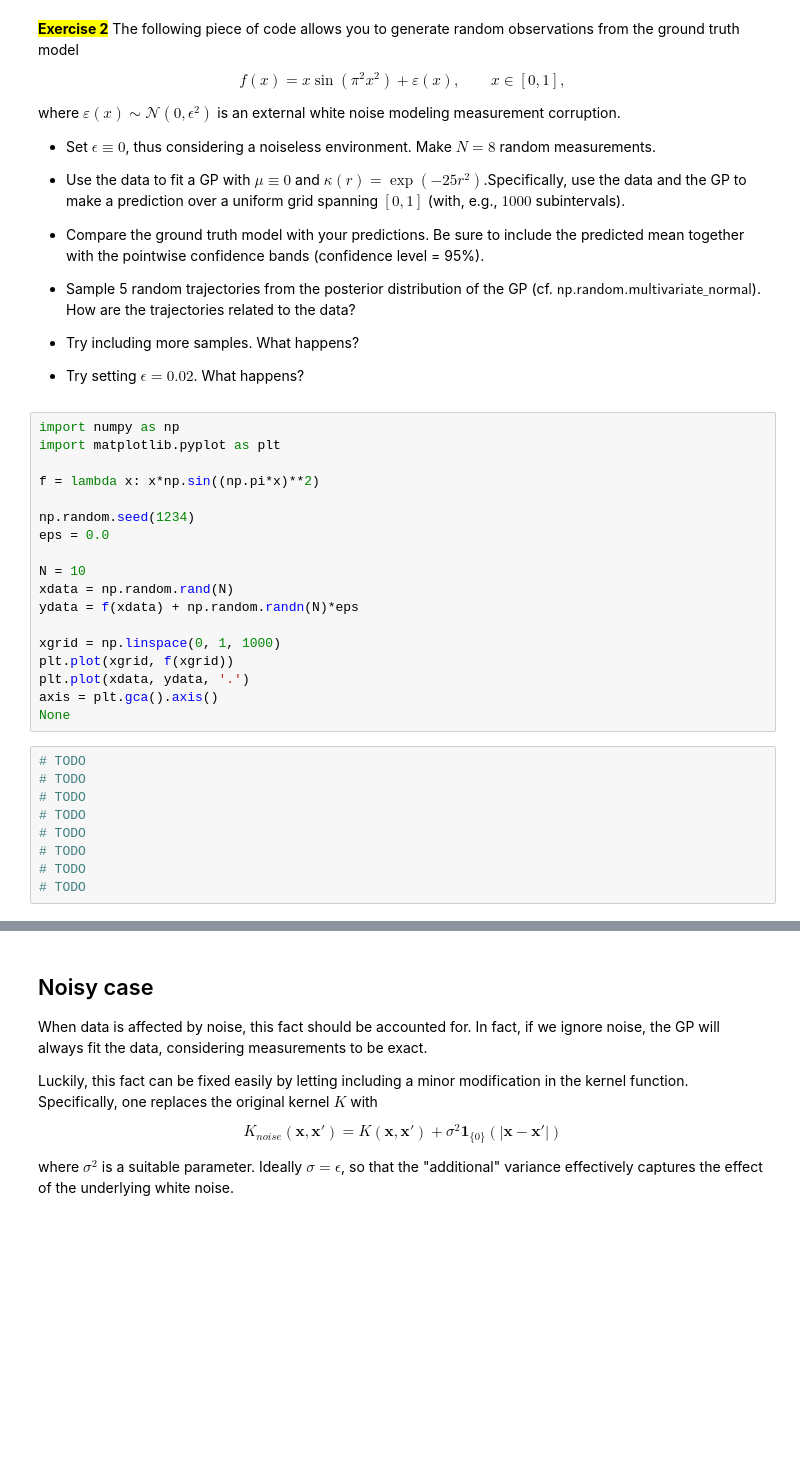
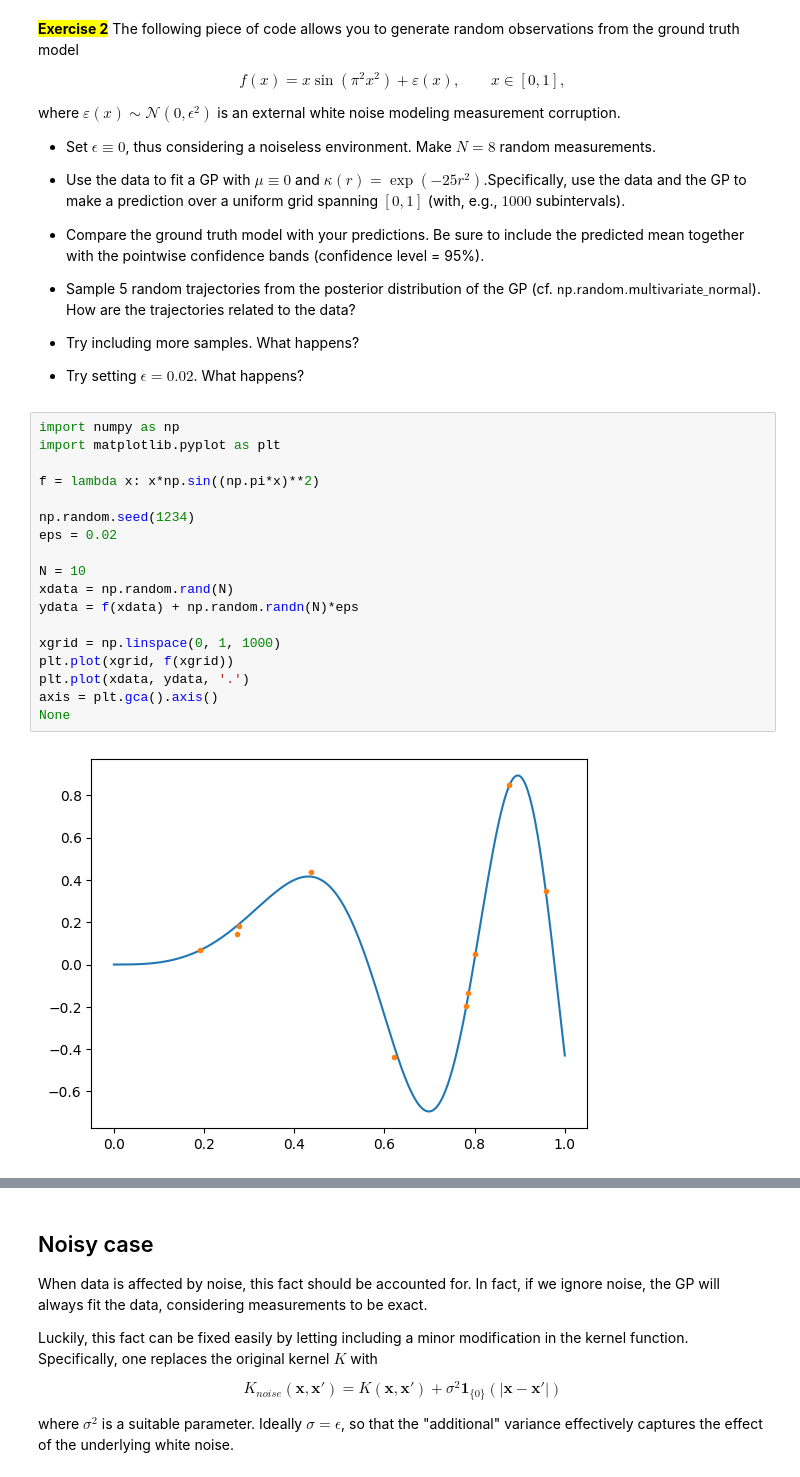
Before and after one commit to lordPachy/hpcengineering, a Jupyter notebook: Computational Statistics/08_gp_regression.ipynb, the cells around one changed output, grey strips where cells are left out. Cells and saved outputs as stored; diff of their text form; blank space fills up the shorter version.

```diff
--- a/Computational Statistics/08_gp_regression.ipynb
+++ b/Computational Statistics/08_gp_regression.ipynb
@@ -111,27 +122,20 @@ where $\varepsilon(x)\sim\mathcal{N}(0,\epsilon^2)$ is an external white noise m
 # %%
 import numpy as np
 import matplotlib.pyplot as plt
 
 f = lambda x: x*np.sin((np.pi*x)**2)
 
 np.random.seed(1234)
-eps = 0.0
+eps = 0.02
 
 N = 10
 xdata = np.random.rand(N)
 ydata = f(xdata) + np.random.randn(N)*eps
 
 xgrid = np.linspace(0, 1, 1000)
 plt.plot(xgrid, f(xgrid))
 plt.plot(xdata, ydata, '.')
 axis = plt.gca().axis()
 None
+# %% [output]
+[figure, added]
-# %%
-# TODO
-# TODO
-# TODO
-# TODO
-# TODO
-# TODO
-# TODO
-# TODO
```
Also changed, not shown: parts of 24 cells of this notebook, 4 other files.
